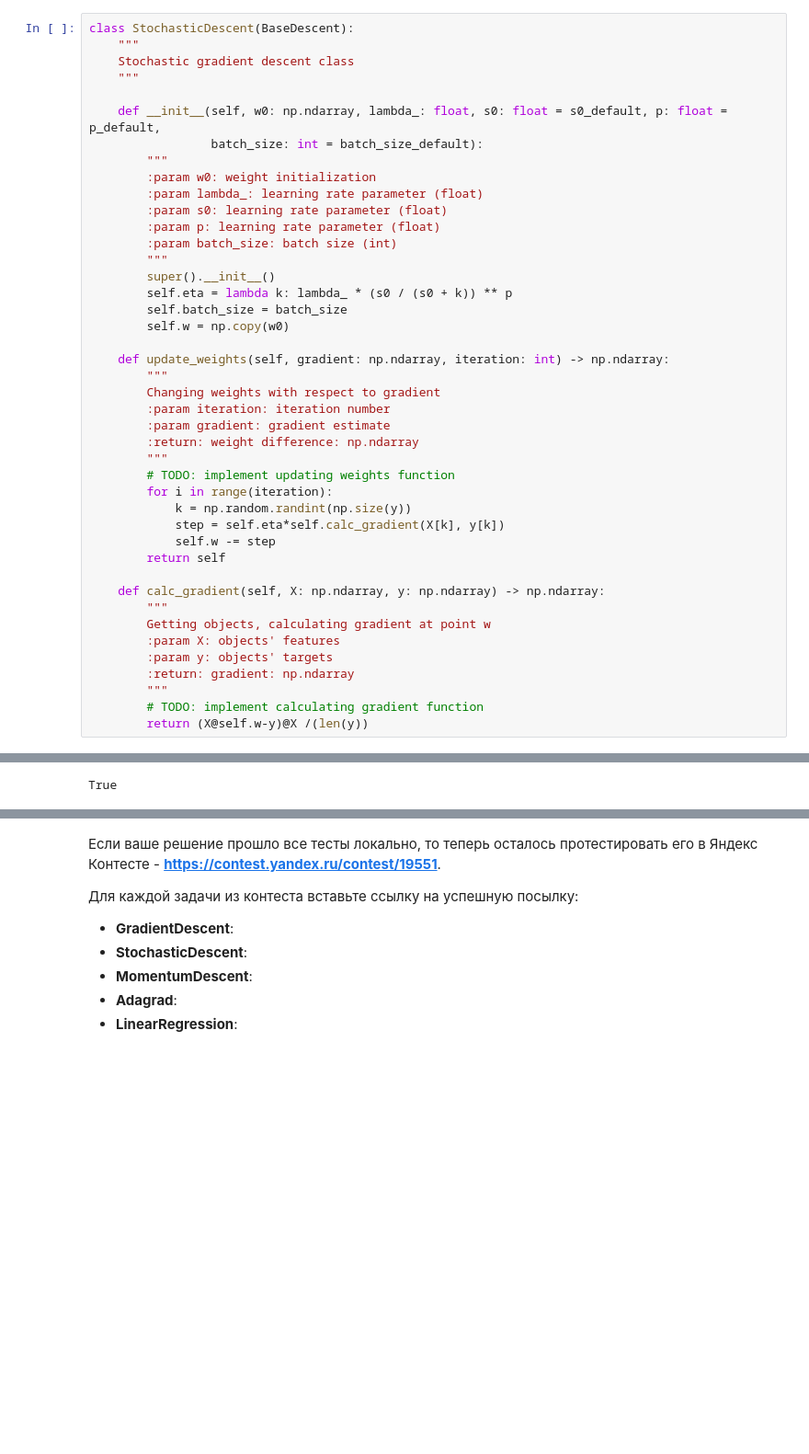
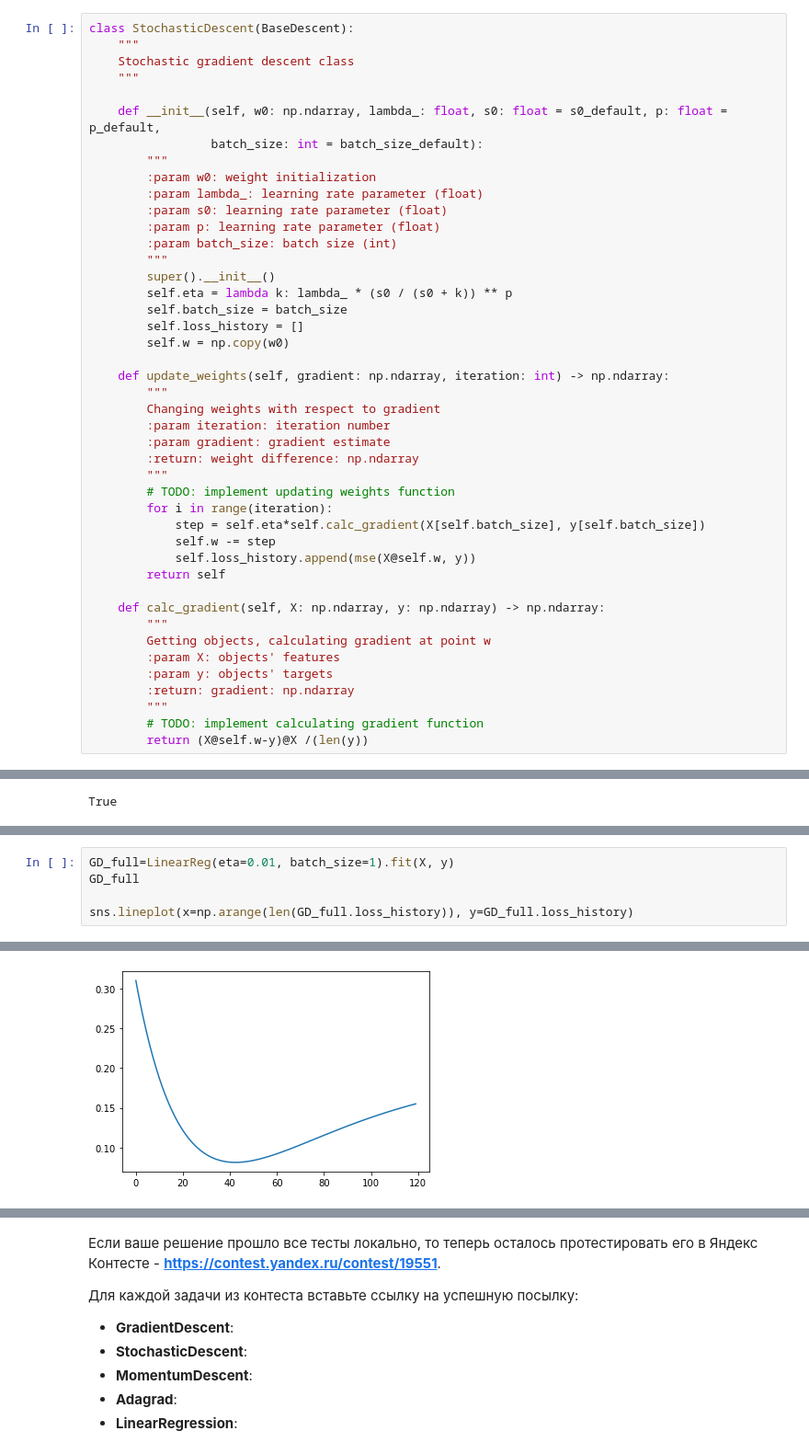
Before and after one commit to HeySlava/hse_course, a Jupyter notebook: homework3/homework-practice-03-gd.ipynb, the cells around one changed output, grey strips where cells are left out. Shown: that part at 92% size. Saved outputs shown, nothing was run; the diff lists cells and outputs as text; blank space fills up the shorter version.

Commit message:
coped linreg from Grach with my modification but I have trouble with batch_size=1

```diff
--- a/homework3/homework-practice-03-gd.ipynb
+++ b/homework3/homework-practice-03-gd.ipynb
@@ -244,6 +244,7 @@ class StochasticDescent(BaseDescent):
         super().__init__()
         self.eta = lambda k: lambda_ * (s0 / (s0 + k)) ** p
         self.batch_size = batch_size
+        self.loss_history = []
         self.w = np.copy(w0)
 
     def update_weights(self, gradient: np.ndarray, iteration: int) -> np.ndarray:
@@ -255,9 +256,9 @@ class StochasticDescent(BaseDescent):
         """
         # TODO: implement updating weights function
         for i in range(iteration):
-            k = np.random.randint(np.size(y))
-            step = self.eta*self.calc_gradient(X[k], y[k])
+            step = self.eta*self.calc_gradient(X[self.batch_size], y[self.batch_size])
             self.w -= step
+            self.loss_history.append(mse(X@self.w, y))
         return self
 
     def calc_gradient(self, X: np.ndarray, y: np.ndarray) -> np.ndarray:
@@ -406,0 +496,6 @@ True
+# %%
+GD_full=LinearReg(eta=0.01, batch_size=1).fit(X, y)
+GD_full
+
+sns.lineplot(x=np.arange(len(GD_full.loss_history)), y=GD_full.loss_history)
+# %% [output]
@@ -407,3 +504,4 @@ True
+[figure, added]
 # %%
 # LinearRegression
 
```
Also changed, not shown: parts of 5 cells of this notebook.
